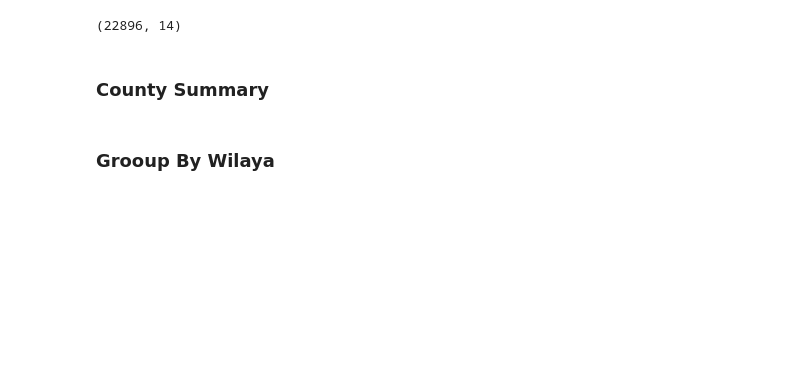
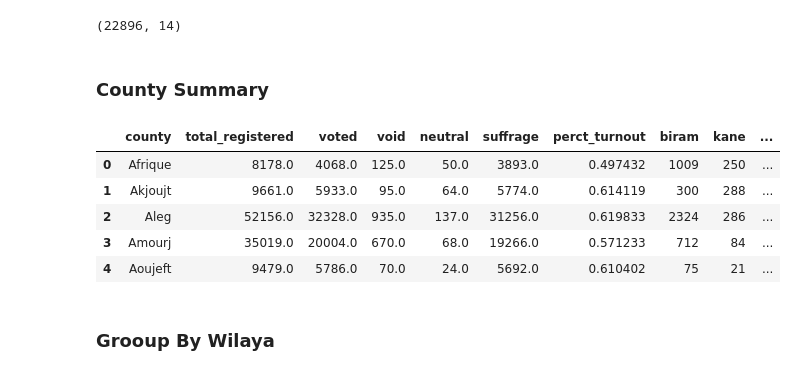
Before and after one commit to Mauritycs/2019_Election_Results, a Jupyter notebook: Notebooks/mainCleanUp.ipynb, the cells around one changed output. Saved outputs shown, nothing was run; the diff lists cells and outputs as text; code cells hidden in the pictures; blank space fills up the shorter version.

```diff
--- a/Notebooks/mainCleanUp.ipynb
+++ b/Notebooks/mainCleanUp.ipynb
@@ -242,6 +242,15 @@ counties_summary_df['boubacar'] = cand_score_df[300:360].candidate_votes.tolist(
 
 # get the name of the county by resetting the index
 counties_summary_df = counties_summary_df.reset_index()
+# %%
+counties_summary_df.head()
+# %% [output]
+|  | county | total_registered | voted | void | neutral | suffrage | perct_turnout | biram | kane | ... |
+| 0 | Afrique | 8178.0 | 4068.0 | 125.0 | 50.0 | 3893.0 | 0.497432 | 1009 | 250 | ... |
+| 1 | Akjoujt | 9661.0 | 5933.0 | 95.0 | 64.0 | 5774.0 | 0.614119 | 300 | 288 | ... |
+| 2 | Aleg | 52156.0 | 32328.0 | 935.0 | 137.0 | 31256.0 | 0.619833 | 2324 | 286 | ... |
+| 3 | Amourj | 35019.0 | 20004.0 | 670.0 | 68.0 | 19266.0 | 0.571233 | 712 | 84 | ... |
+| 4 | Aoujeft | 9479.0 | 5786.0 | 70.0 | 24.0 | 5692.0 | 0.610402 | 75 | 21 | ... |
 # %% [markdown]
 ### Grooup By Wilaya
 # %%
```
Also changed, not shown: parts of 4 cells of this notebook.
